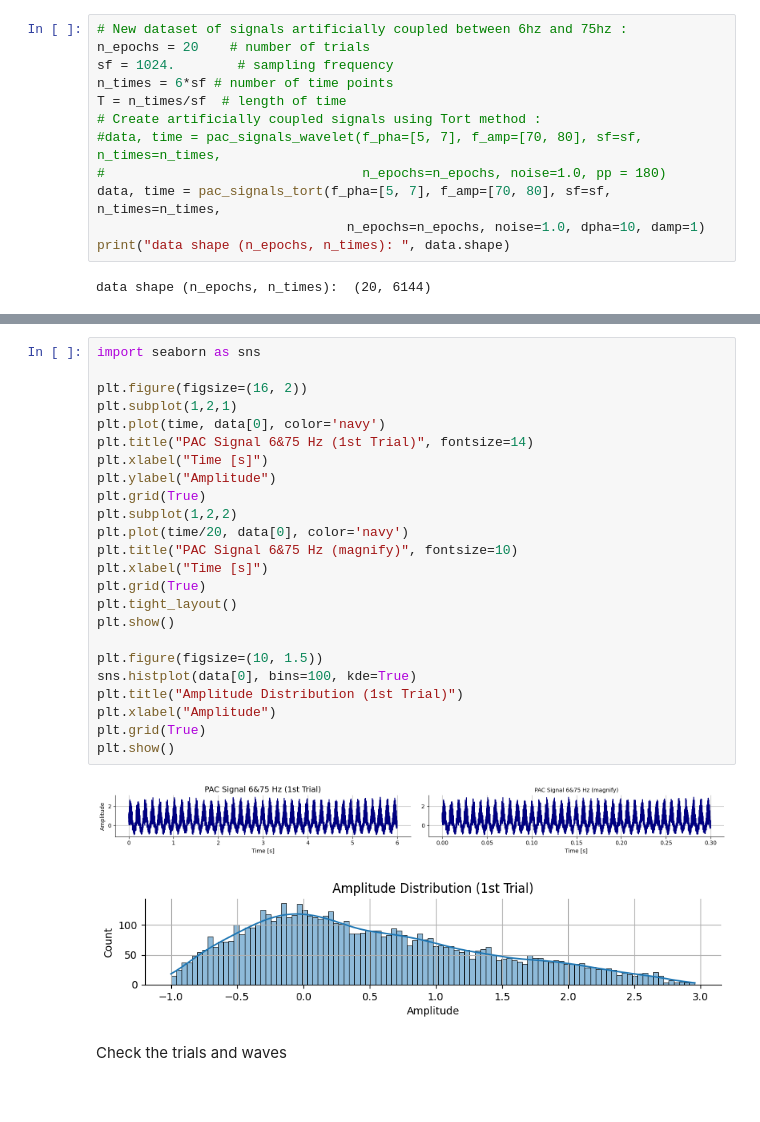
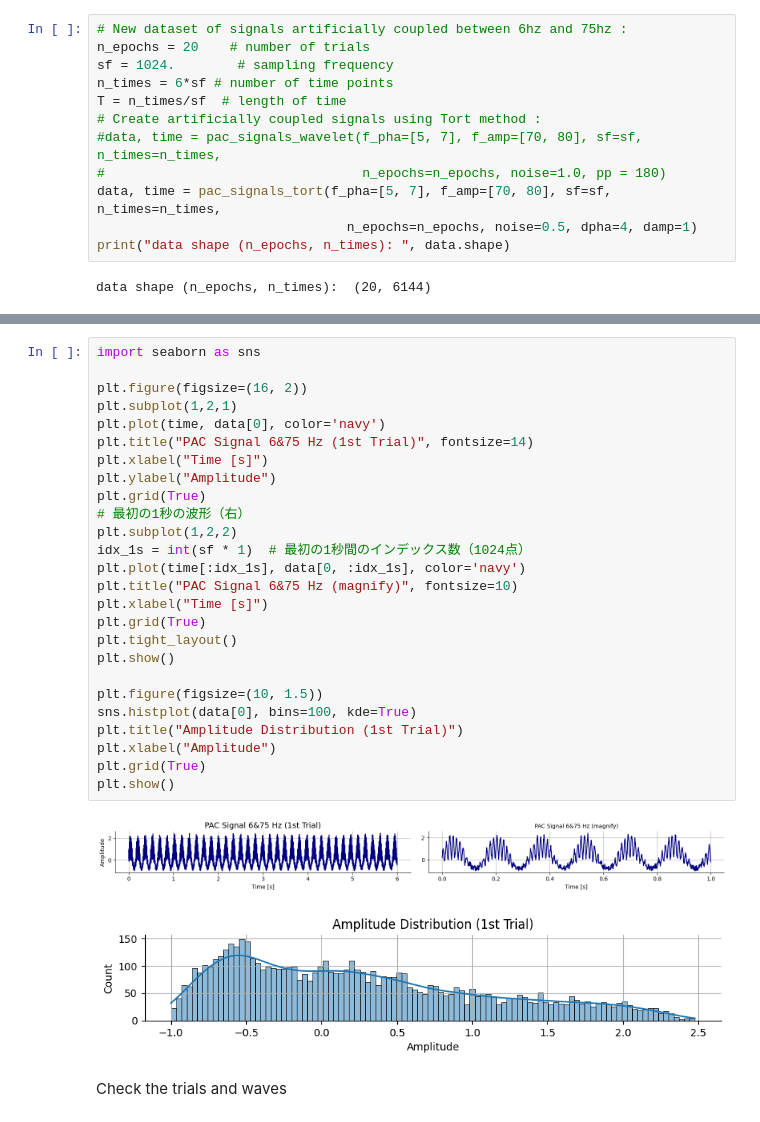
Before and after one commit to TakuInada/umcuEpi_longterm_ieeg_respect_bids, a Jupyter notebook: PAC_tutorial_Brainstorm.ipynb, the cells around one changed output, grey strips where cells are left out. Cells and saved outputs as stored; diff of their text form.

```diff
--- a/PAC_tutorial_Brainstorm.ipynb
+++ b/PAC_tutorial_Brainstorm.ipynb
@@ -46,7 +50,7 @@ T = n_times/sf  # length of time
 #data, time = pac_signals_wavelet(f_pha=[5, 7], f_amp=[70, 80], sf=sf, n_times=n_times,
 #                                 n_epochs=n_epochs, noise=1.0, pp = 180)
 data, time = pac_signals_tort(f_pha=[5, 7], f_amp=[70, 80], sf=sf, n_times=n_times,
-                                n_epochs=n_epochs, noise=1.0, dpha=10, damp=1)
+                                n_epochs=n_epochs, noise=0.5, dpha=4, damp=1)
 print("data shape (n_epochs, n_times): ", data.shape)
 # %% [output]
 data shape (n_epochs, n_times):  (20, 6144)
@@ -53,30 +69,32 @@ data shape (n_epochs, n_times):  (20, 6144)
 # %%
 import seaborn as sns
 
 plt.figure(figsize=(16, 2))
 plt.subplot(1,2,1)
 plt.plot(time, data[0], color='navy')
 plt.title("PAC Signal 6&75 Hz (1st Trial)", fontsize=14)
 plt.xlabel("Time [s]")
 plt.ylabel("Amplitude")
 plt.grid(True)
+# 最初の1秒の波形（右）
 plt.subplot(1,2,2)
-plt.plot(time/20, data[0], color='navy')
+idx_1s = int(sf * 1)  # 最初の1秒間のインデックス数（1024点）
+plt.plot(time[:idx_1s], data[0, :idx_1s], color='navy')
 plt.title("PAC Signal 6&75 Hz (magnify)", fontsize=10)
 plt.xlabel("Time [s]")
 plt.grid(True)
 plt.tight_layout()
 plt.show()
 
 plt.figure(figsize=(10, 1.5))
 sns.histplot(data[0], bins=100, kde=True)
 plt.title("Amplitude Distribution (1st Trial)")
 plt.xlabel("Amplitude")
 plt.grid(True)
 plt.show()
 # %% [output]
-[figure, old version]
+[figure, new version]
-[figure, old version]
+[figure, new version]
 # %% [markdown]
 Check the trials and waves
 # %%
```
Also changed, not shown: parts of 5 cells of this notebook.
